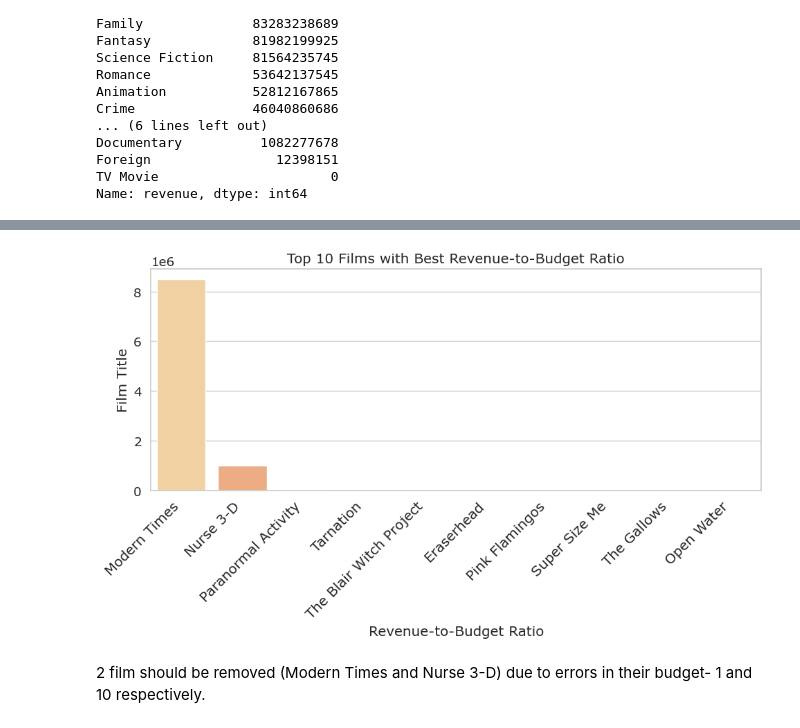
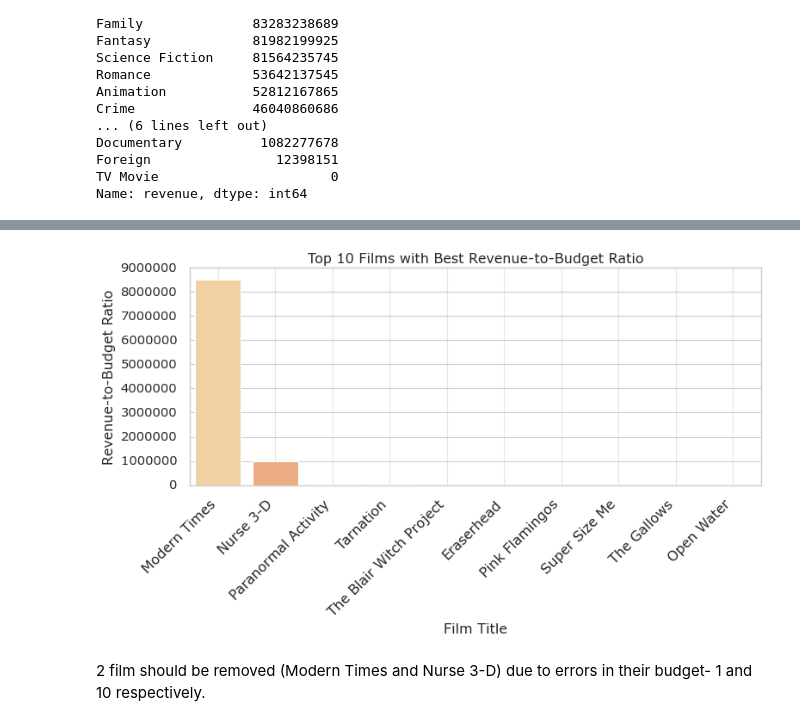
Before and after one commit to ldearlove/TMDB_project, a Jupyter notebook: TMDB_Liam_Final.ipynb, the cells around one changed output, grey strips where cells are left out. Saved outputs shown, nothing was run; the diff lists cells and outputs as text; code cells hidden in the pictures.

```diff
--- a/TMDB_Liam_Final.ipynb
+++ b/TMDB_Liam_Final.ipynb
@@ -106,11 +85,10 @@ sns.scatterplot(x='budget',
                 y='revenue',
                 data=new_df,
                )
-sns.set(font_scale=1.2, style='whitegrid', font='Verdana')
+#sns.set(font_scale=1.2, style='whitegrid', font='Verdana')
 plt.xlabel('Budget (In Hundreds of Millions)', fontdict={'family': 'Helvetica', 'size': 12})
 plt.ylabel('Revenue (In Billions)', fontdict={'family': 'Helvetica', 'size': 12})
 plt.title('\nRevenue Compared To Budget\n', fontdict={'family': 'Helvetica', 'size': 14})
-plt.grid(axis='y', linestyle='--', alpha=0.7)
 plt.tight_layout()
 plt.show()
 # %% [output]
@@ -211,21 +182,23 @@ top_films = ratio_df.nlargest(10, 'revenue_to_budget_ratio')
 # %%
 # Graph to show the top 10 films with the best revenue to budget ratios
 plt.figure(figsize=(10, 6))
 sns.barplot(data=top_films, x='title',
             y='revenue_to_budget_ratio',
             palette='magma_r'
            )
-plt.xlabel('Revenue-to-Budget Ratio')
-plt.ylabel('Film Title')
+plt.xlabel('Film Title')
+plt.ylabel('Revenue-to-Budget Ratio')
 plt.title('Top 10 Films with Best Revenue-to-Budget Ratio')
 plt.xticks(rotation=45,
             horizontalalignment = 'right',
             fontweight = 'light',
             fontsize =  'medium')
+plt.grid(axis='x', linestyle='-', alpha=0.5)
+
 plt.tight_layout()
 plt.show()
 # %% [output]
-[figure, old version]
+[figure, new version]
 # %% [markdown]
 2 film should be removed (Modern Times and Nurse 3-D) due to errors in their budget- 1 and 10 respectively.
 # %%
```
Also changed, not shown: parts of 19 cells of this notebook.
